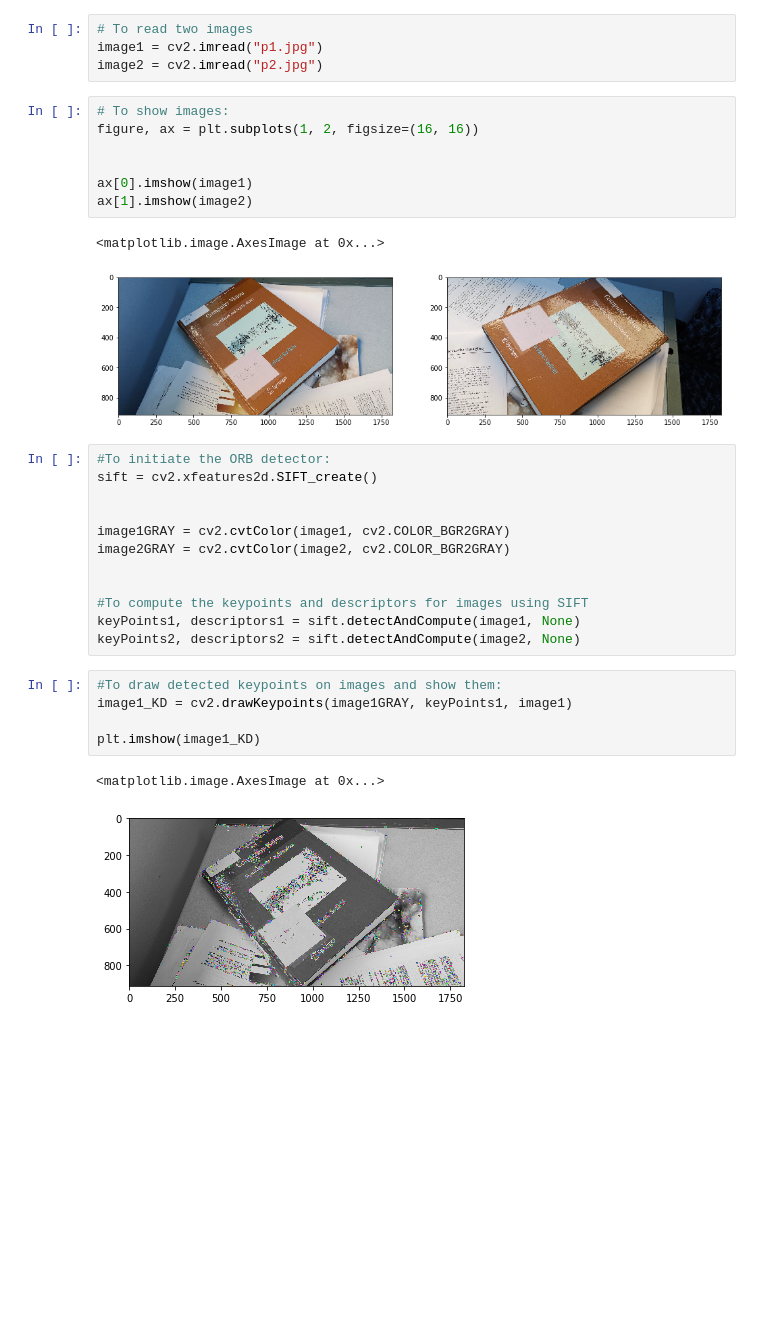
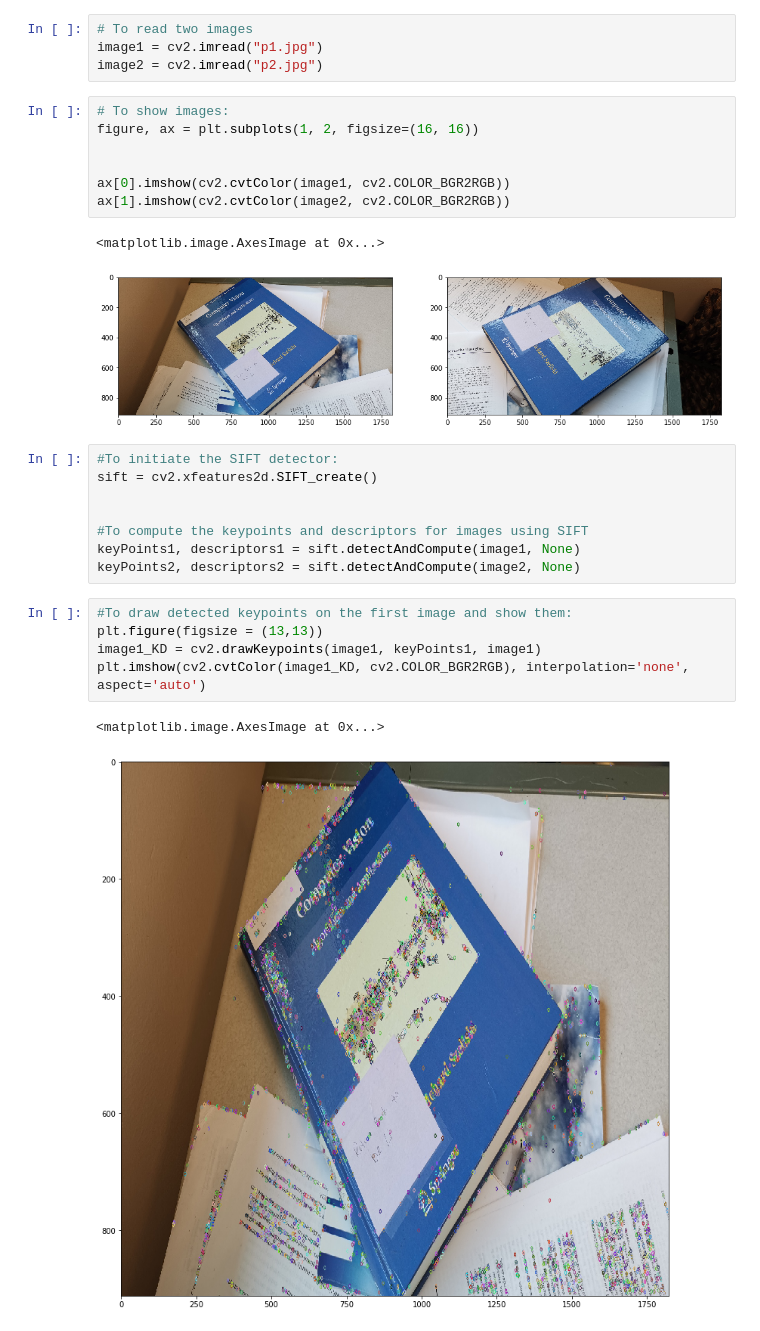
Before and after one commit to mohzary/Computer-Vision-2020, a Jupyter notebook: HW1/Q2/q2.ipynb, the cells around one changed output. Cells and saved outputs as stored; diff of their text form; blank space fills up the shorter version.

```diff
--- a/HW1/Q2/q2.ipynb
+++ b/HW1/Q2/q2.ipynb
@@ -13,30 +14,26 @@ image2 = cv2.imread("p2.jpg")
 figure, ax = plt.subplots(1, 2, figsize=(16, 16))
 
 
-ax[0].imshow(image1)
-ax[1].imshow(image2)
+ax[0].imshow(cv2.cvtColor(image1, cv2.COLOR_BGR2RGB))
+ax[1].imshow(cv2.cvtColor(image2, cv2.COLOR_BGR2RGB))
 # %% [output]
 <matplotlib.image.AxesImage at 0x...>
-[figure, old version]
+[figure, new version]
 # %%
-#To initiate the ORB detector:
+#To initiate the SIFT detector:
 sift = cv2.xfeatures2d.SIFT_create()
-
-
-image1GRAY = cv2.cvtColor(image1, cv2.COLOR_BGR2GRAY)
-image2GRAY = cv2.cvtColor(image2, cv2.COLOR_BGR2GRAY)
 
 
 #To compute the keypoints and descriptors for images using SIFT
 keyPoints1, descriptors1 = sift.detectAndCompute(image1, None)
 keyPoints2, descriptors2 = sift.detectAndCompute(image2, None)
 # %%
-#To draw detected keypoints on images and show them:
-image1_KD = cv2.drawKeypoints(image1GRAY, keyPoints1, image1)
-
-plt.imshow(image1_KD)
+#To draw detected keypoints on the first image and show them:
+plt.figure(figsize = (13,13))
+image1_KD = cv2.drawKeypoints(image1, keyPoints1, image1)
+plt.imshow(cv2.cvtColor(image1_KD, cv2.COLOR_BGR2RGB), interpolation='none', aspect='auto')
 # %% [output]
 <matplotlib.image.AxesImage at 0x...>
-[figure, old version]
+[figure, new version]
 # %%
 # To draw detected keypoints on image 2 and show them:
```
Also changed, not shown: parts of 4 cells of this notebook.
